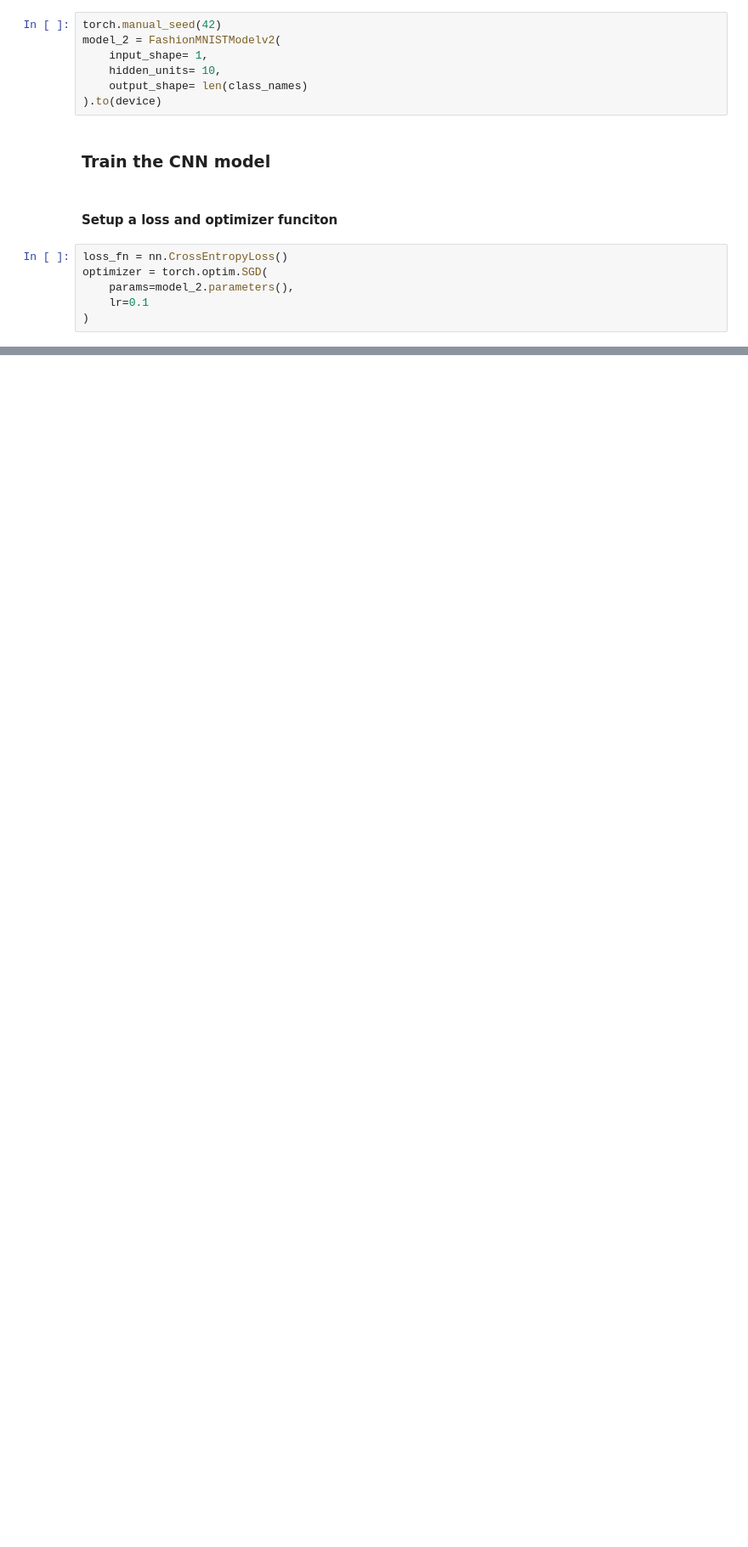
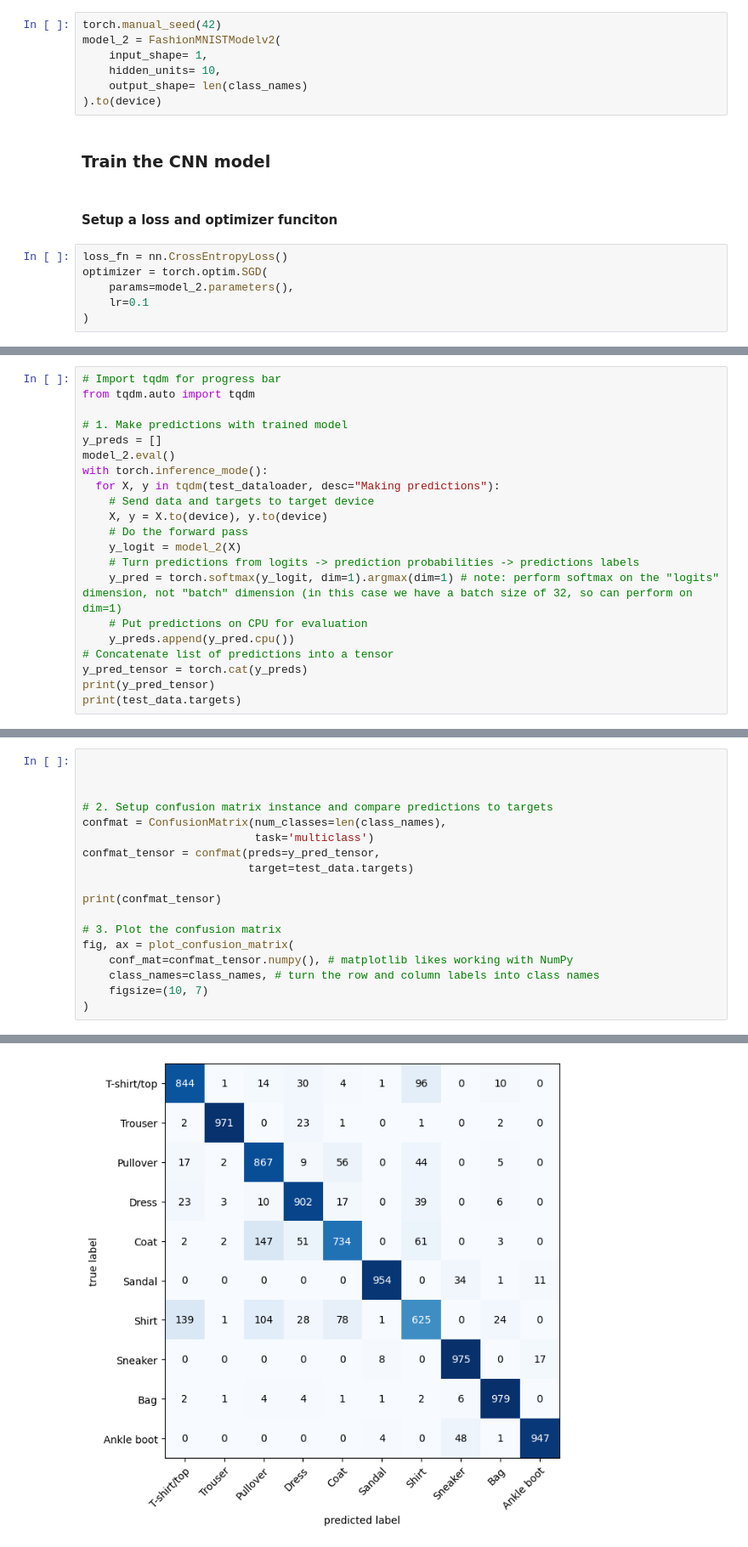
Before and after one commit to Sanjit10/Learning_pyTorch, a Jupyter notebook: tf-knugs/computer_vision.ipynb, the cells around one changed output, grey strips where cells are left out. Shown: that part at 85% size. Saved outputs shown, nothing was run; the diff lists cells and outputs as text; blank space fills up the shorter version.

```diff
--- a/tf-knugs/computer_vision.ipynb
+++ b/tf-knugs/computer_vision.ipynb
@@ -510,0 +643,21 @@ Train time on cuda:0: 66.765 seconds
+# %%
+# Import tqdm for progress bar
+from tqdm.auto import tqdm
+
+# 1. Make predictions with trained model
+y_preds = []
+model_2.eval()
+with torch.inference_mode():
+  for X, y in tqdm(test_dataloader, desc="Making predictions"):
+    # Send data and targets to target device
+    X, y = X.to(device), y.to(device)
+    # Do the forward pass
+    y_logit = model_2(X)
+    # Turn predictions from logits -> prediction probabilities -> predictions labels
+    y_pred = torch.softmax(y_logit, dim=1).argmax(dim=1) # note: perform softmax on the "logits" dimension, not "batch" dimension (in this case we have a batch size of 32, so can perform on dim=1)
+    # Put predictions on CPU for evaluation
+    y_preds.append(y_pred.cpu())
+# Concatenate list of predictions into a tensor
+y_pred_tensor = torch.cat(y_preds)
+print(y_pred_tensor)
+print(test_data.targets)
@@ -510,0 +670,19 @@ Train time on cuda:0: 66.765 seconds
+# %%
+
+
+
+# 2. Setup confusion matrix instance and compare predictions to targets
+confmat = ConfusionMatrix(num_classes=len(class_names),
+                          task='multiclass')
+confmat_tensor = confmat(preds=y_pred_tensor,
+                         target=test_data.targets)
+
+print(confmat_tensor)
+
+# 3. Plot the confusion matrix
+fig, ax = plot_confusion_matrix(
+    conf_mat=confmat_tensor.numpy(), # matplotlib likes working with NumPy
+    class_names=class_names, # turn the row and column labels into class names
+    figsize=(10, 7)
+)
+# %% [output]
@@ -510,0 +699 @@ Train time on cuda:0: 66.765 seconds
+[figure, added]
```
Also changed, not shown: parts of 20 cells of this notebook, 17 other files.
